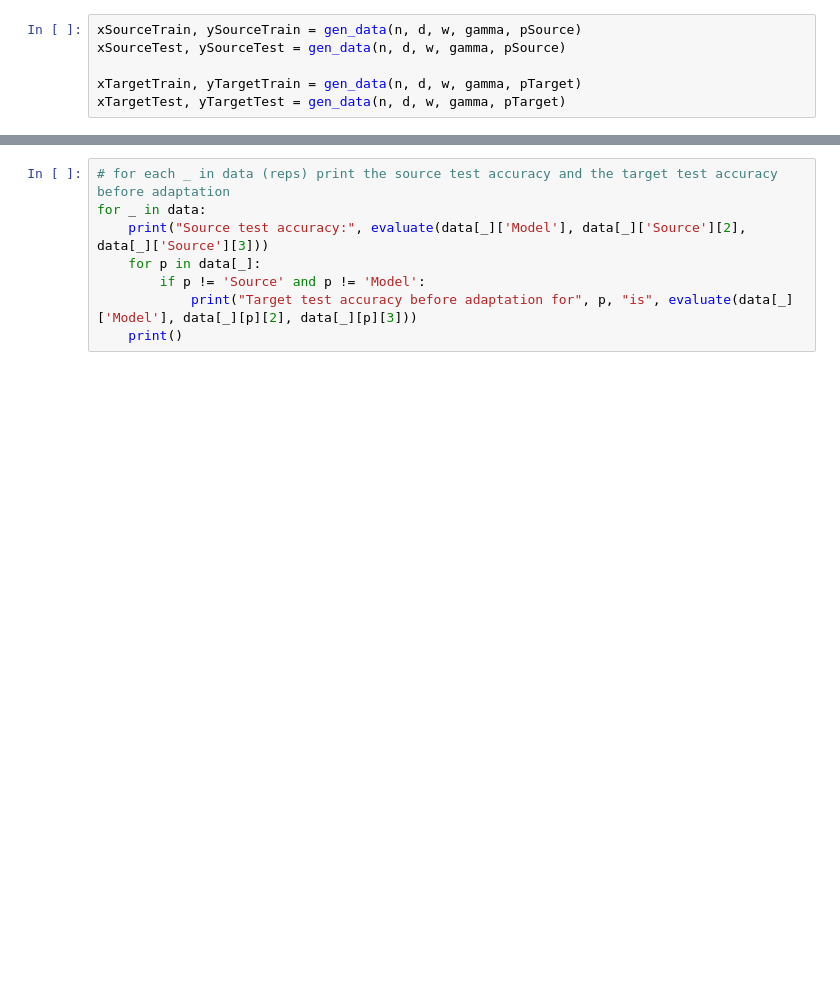
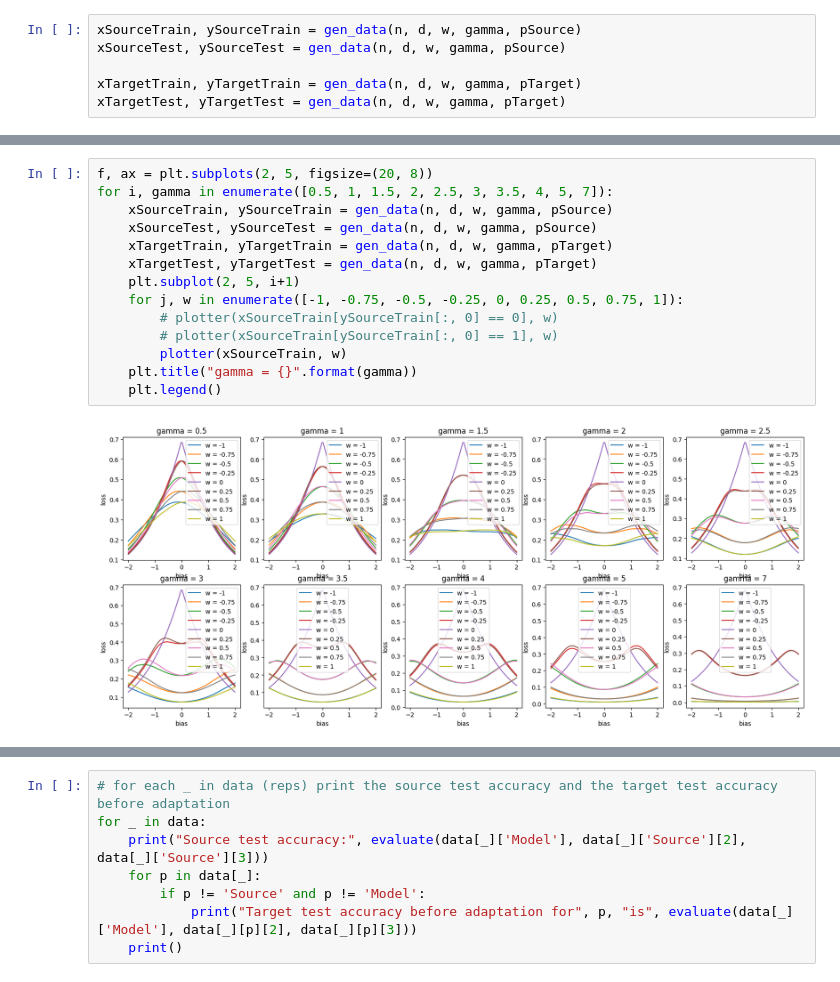
Before and after one commit to sky1712/Label-shift, a Jupyter notebook: LS2.ipynb, the cells around one changed output, grey strips where cells are left out. Cells and saved outputs as stored; diff of their text form; blank space fills up the shorter version.

```diff
--- a/LS2.ipynb
+++ b/LS2.ipynb
@@ -99,3 +182,19 @@ plt.show()
+# %%
+f, ax = plt.subplots(2, 5, figsize=(20, 8))
+for i, gamma in enumerate([0.5, 1, 1.5, 2, 2.5, 3, 3.5, 4, 5, 7]):
+    xSourceTrain, ySourceTrain = gen_data(n, d, w, gamma, pSource)
+    xSourceTest, ySourceTest = gen_data(n, d, w, gamma, pSource)
+    xTargetTrain, yTargetTrain = gen_data(n, d, w, gamma, pTarget)
+    xTargetTest, yTargetTest = gen_data(n, d, w, gamma, pTarget)
+    plt.subplot(2, 5, i+1)
+    for j, w in enumerate([-1, -0.75, -0.5, -0.25, 0, 0.25, 0.5, 0.75, 1]):
+        # plotter(xSourceTrain[ySourceTrain[:, 0] == 0], w)
+        # plotter(xSourceTrain[ySourceTrain[:, 0] == 1], w)
+        plotter(xSourceTrain, w)
+    plt.title("gamma = {}".format(gamma))
+    plt.legend()
+# %% [output]
+[figure, added]
 # %%
 accusBeforeAdapt = collections.defaultdict(list)
 accusAfterAdapt = collections.defaultdict(list)
```
Also changed, not shown: parts of 26 cells of this notebook, 3 other files.
